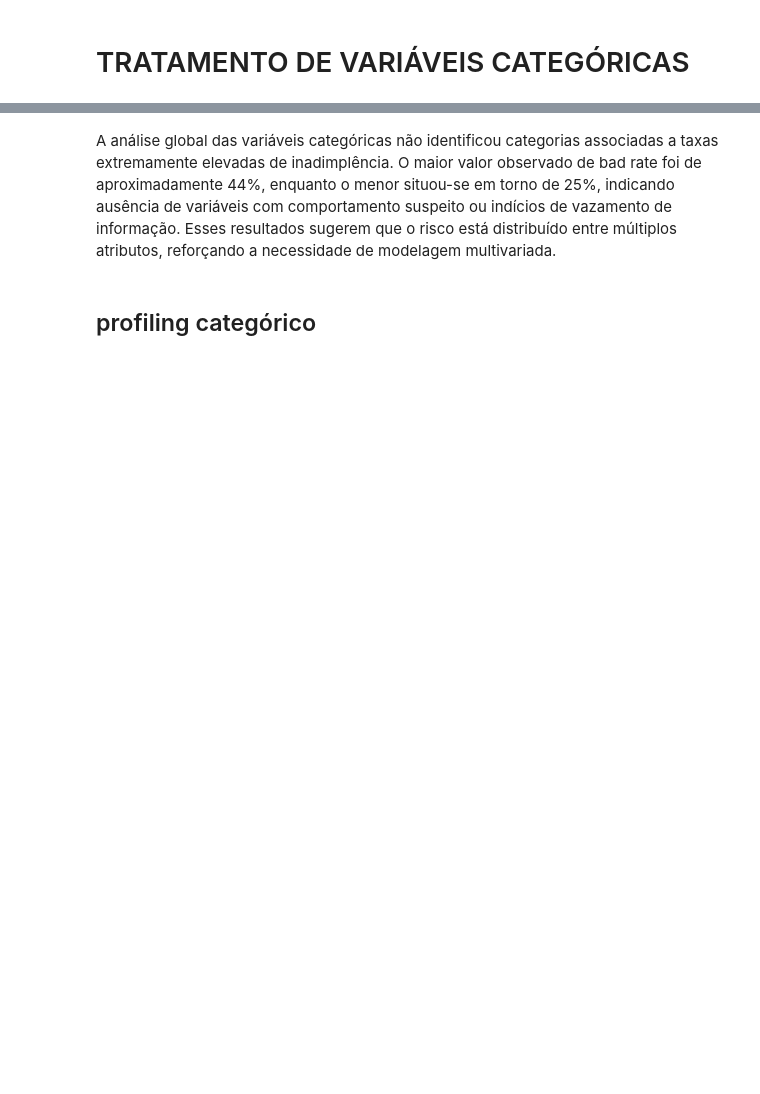
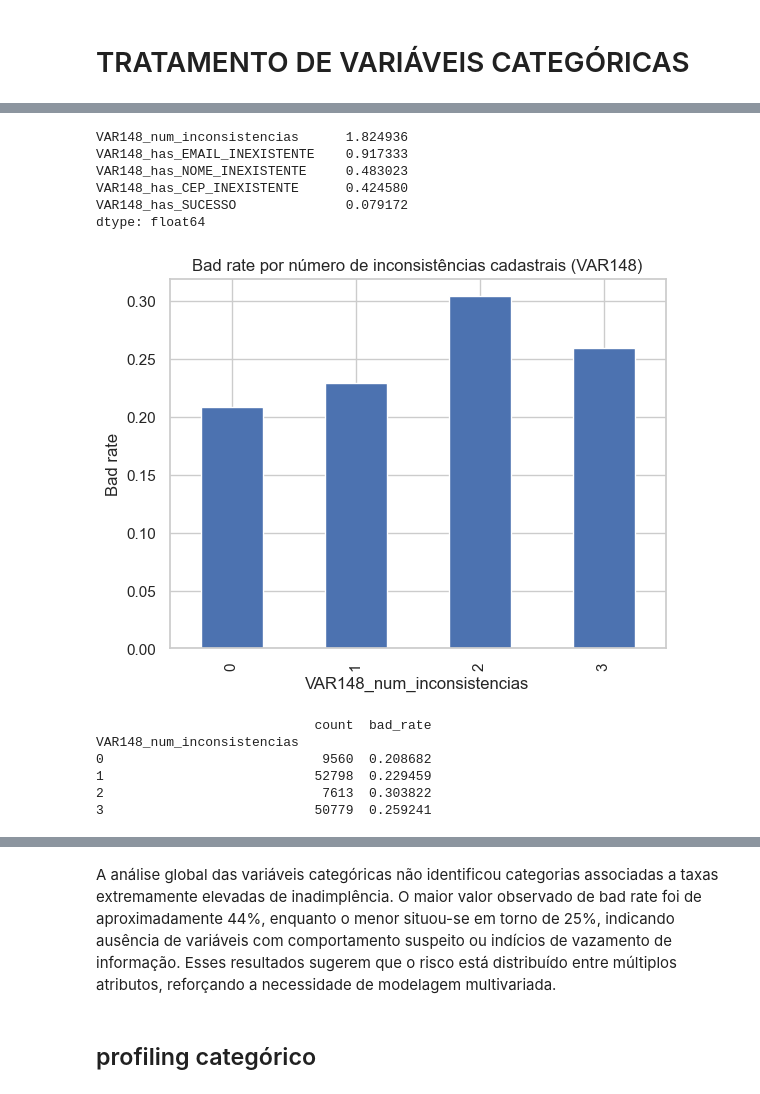
Before and after one commit to GGrinspun/desafio-analise-de-credito, a Jupyter notebook: notebooks/01_eda_and_preprocessing.ipynb, the cells around one changed output, grey strips where cells are left out. Drawn from its saved outputs; the diff is of its cells as text; code cells hidden in the pictures; blank space fills up the shorter version.

```diff
--- a/notebooks/01_eda_and_preprocessing.ipynb
+++ b/notebooks/01_eda_and_preprocessing.ipynb
@@ -323,0 +475,49 @@ cat_cols = [c for c in cat_cols if c not in cols_ignore]
+# %%
+df_train_reduced["VAR148_num_inconsistencias"] = (
+    s.str.split("#@#")
+     .apply(lambda x: sum([
+         "INEXISTENTE" in item for item in x
+     ]))
+)
+
+flag_cols = [c for c in df_train_reduced.columns if c.startswith("VAR148_")]
+
+print(df_train_reduced[flag_cols].mean().sort_values(ascending=False))
+# %% [output]
+VAR148_num_inconsistencias      1.824936
+VAR148_has_EMAIL_INEXISTENTE    0.917333
+VAR148_has_NOME_INEXISTENTE     0.483023
+VAR148_has_CEP_INEXISTENTE      0.424580
+VAR148_has_SUCESSO              0.079172
+dtype: float64
+# %%
+import matplotlib.pyplot as plt
+
+rates = (
+    df_train_reduced
+    .groupby("VAR148_num_inconsistencias")["TARGET"]
+    .mean()
+)
+
+rates.plot(kind="bar")
+plt.ylabel("Bad rate")
+plt.title("Bad rate por número de inconsistências cadastrais (VAR148)")
+plt.show()
+
+print((
+    df_train_reduced
+    .groupby("VAR148_num_inconsistencias")["TARGET"]
+    .agg(
+        count="count",
+        bad_rate="mean"
+    )
+    .sort_index()
+))
+# %% [output]
+[figure, added]
+                            count  bad_rate
+VAR148_num_inconsistencias
+0                            9560  0.208682
+1                           52798  0.229459
+2                            7613  0.303822
+3                           50779  0.259241
```
Also changed, not shown: parts of 39 cells of this notebook, 1 other file.
